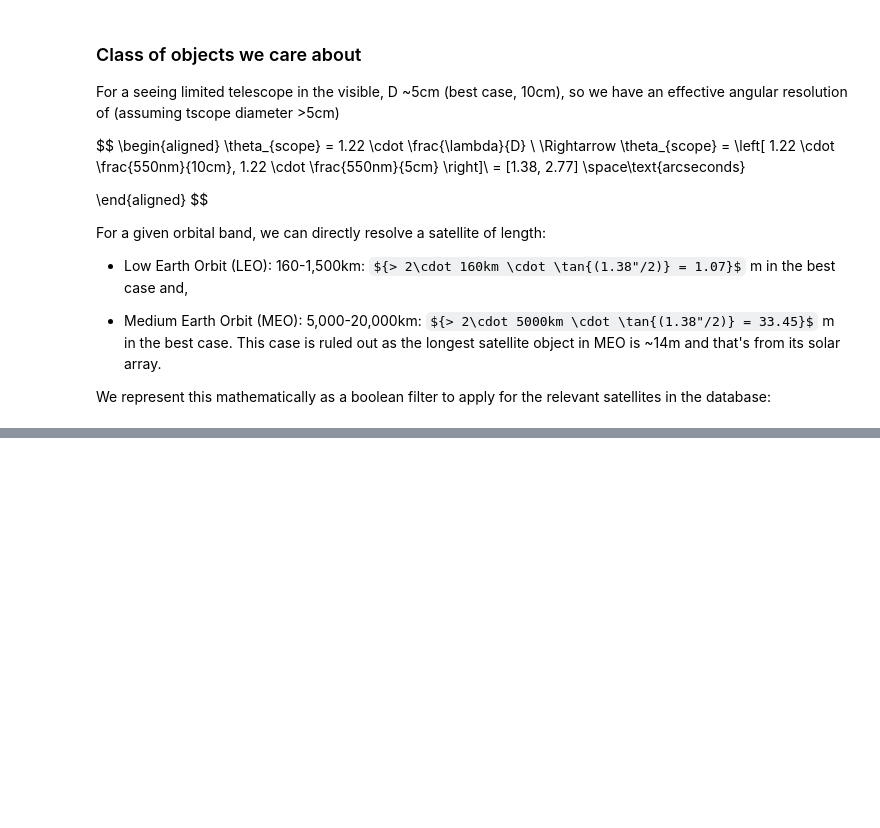
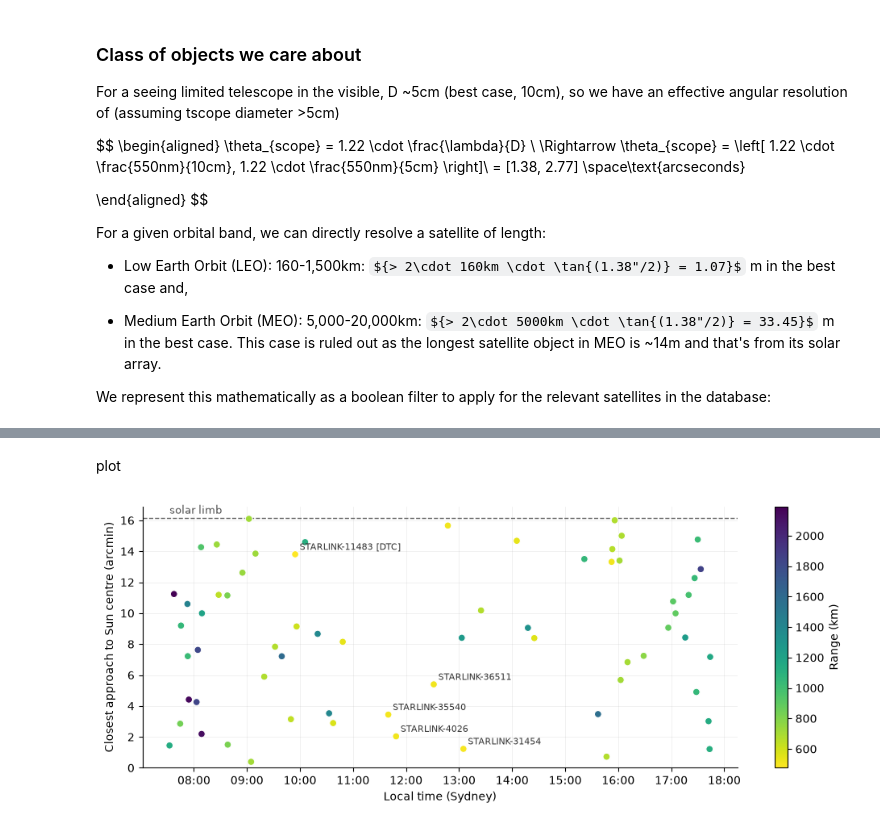
Before and after one commit to gracepiroscia/phd-playground, a Jupyter notebook: SolarOccult/src/SatTransitCalculator.ipynb, the cells around one changed output, grey strips where cells are left out. Saved outputs shown, nothing was run; the diff lists cells and outputs as text; code cells hidden in the pictures; some formulas as TeX source; blank space fills up the shorter version.

```diff
--- a/SolarOccult/src/SatTransitCalculator.ipynb
+++ b/SolarOccult/src/SatTransitCalculator.ipynb
@@ -52,2 +86,2 @@ def is_resolvable(distance: float, length: float):
 # %%
-len(load_leo_satellites(RCS_SIZES=["LARGE"]))
+sats = load_leo_satellites(RCS_SIZES=["LARGE"])
@@ -62,0 +132,34 @@ print("Dec:", coords["dec_dms"])
+# %% [markdown]
+plot
+# %%
+TZ = ZoneInfo("Australia/Sydney")
+def ev_dt(e):
+    return datetime.fromisoformat(e["time_utc"].replace("Z", "+00:00"))
+
+when = [ev_dt(e).astimezone(TZ) for e in events]
+sep_am = np.array([e["min_sep_deg"] for e in events]) * 60       # arcmin
+rng_km = np.array([e["range_km"] for e in events])
+rsun_am = np.mean([e["sun_r_deg"] for e in events]) * 60
+
+fig, ax = plt.subplots(figsize=(10, 4))
+sc = ax.scatter(when, sep_am, c=rng_km, cmap="viridis_r", s=40,
+                edgecolor="white", linewidth=0.8, zorder=3)
+ax.axhline(rsun_am, color="0.4", lw=1, ls="--")
+ax.annotate("solar limb", (when[0], rsun_am), xytext=(0, 4),
+            textcoords="offset points", color="0.3", fontsize=9)
+
+# label the 5 closest-range (best resolution) events
+for i in np.argsort(rng_km)[:5]:
+    ax.annotate(events[i]["name"], (when[i], sep_am[i]), xytext=(4, 4),
+                textcoords="offset points", fontsize=8, color="0.2")
+
+ax.xaxis.set_major_formatter(mdates.DateFormatter("%H:%M", tz=TZ))
+ax.set_xlabel("Local time (Sydney)")
+ax.set_ylabel("Closest approach to Sun centre (arcmin)")
+ax.set_ylim(0, None)
+ax.grid(alpha=0.25, lw=0.5)
+ax.spines[["top", "right"]].set_visible(False)
+fig.colorbar(sc, ax=ax, label="Range (km)")
+plt.tight_layout()
+# %% [output]
+[figure, added]
```
Also changed, not shown: parts of 8 cells of this notebook, 13 other files.
